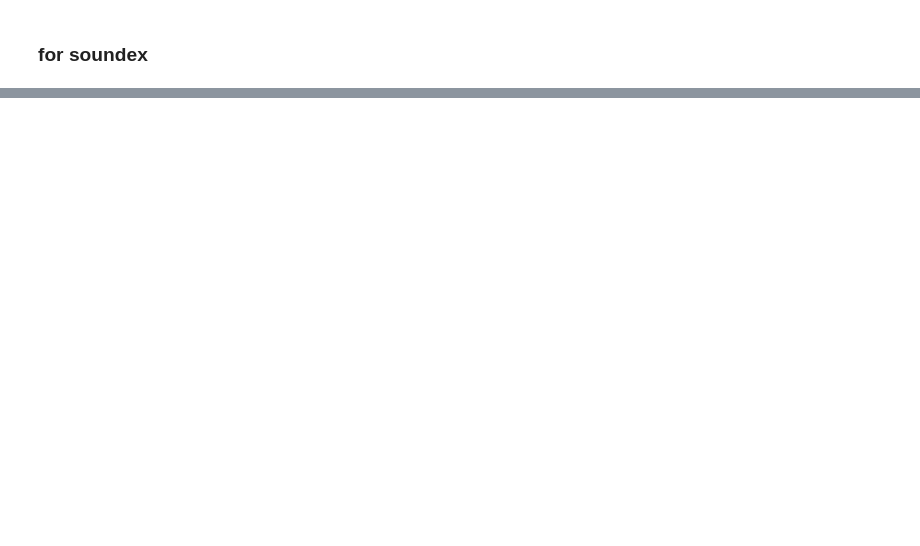
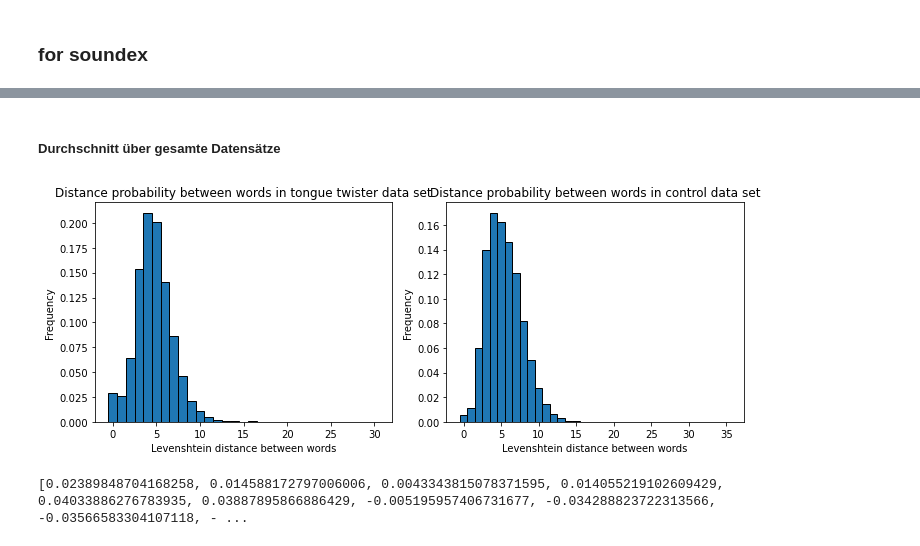
Before and after one commit to albertokoeselmunoz/tongue_twisters, a Jupyter notebook: distances.ipynb, the cells around one changed output, grey strips where cells are left out. Saved outputs shown, nothing was run; the diff lists cells and outputs as text; code cells hidden in the pictures; blank space fills up the shorter version.

```diff
--- a/distances.ipynb
+++ b/distances.ipynb
@@ -38,12 +39,12 @@ def remove_punctuation(input_string):
 # %%
 # calculates levenshtein dist between every two words in a string
 # args: input string, boolean of allowing transpositions
-def levenshtein_dist(tongue_twister, transp):
+def text_levenshtein_dist_matrix(tongue_twister, transp):
     words = remove_punctuation(tongue_twister).split(' ') # split tt into indiv words
     levenshtein_arr = np.zeros((len(words), len(words))) # initialise distance array
     for i in range(len(words)):
         for j in range(i+1, len(words)):
-            dist = edit_distance(words[i], words[j], substitution_cost=1, transpositions=transp) # Transposition True because of difficukty to distinguish both words
+            dist = edit_distance(words[i], words[j], substitution_cost=1, transpositions=transp) # Transposition True because of difficulty to distinguish both words
             levenshtein_arr[i, j] = dist
             levenshtein_arr[j, i] = dist
 
@@ -52,7 +53,7 @@ def levenshtein_dist(tongue_twister, transp):
 
 # calculates binary dist between every two words in a string
 # args: input string
-def binary_dist(tongue_twister):
+def text_binary_dist_matrix(tongue_twister):
     words = remove_punctuation(tongue_twister).split(' ') # split tt into indiv words
     binary_dist_arr = np.zeros((len(words), len(words))) # initialise distance array
     for i in range(len(words)):
@@ -158,0 +183,4 @@ print(soundex_levenshtein_dist(s1))
+# %%
+# Datensets einlesen
+sentence = pd.read_csv(r'sentence_dataset.csv',header= 0)
+tt = pd.read_csv(r'tt_dataset.csv', delimiter= ',', header= 0)
@@ -158,0 +317,46 @@ print(soundex_levenshtein_dist(s1))
+# %% [markdown]
+##### Durchschnitt über gesamte Datensätze
+# %%
+# Grafeken für welche Repräsentation? text [0], phoneme [1], soundex [2]
+r = 1
+
+t_sum_list = [tt_sum_hist, tt_sum_hist_phonemes, tt_sum_hist_soundex]
+s_sum_list = [sentence_sum_hist, sentence_sum_hist_phonemes, sentence_sum_hist_soundex]
+t_list = [tt_hist, tt_hist_phonemes, tt_hist_soundex]
+s_list = [sentence_hist, sentence_hist_phonemes, sentence_hist_soundex]
+# %%
+tt_bin_edges = np.arange(0, len(t_sum_list[r])+1)
+tt_hist_values = np.array(t_sum_list[r])
+
+sentence_bin_edges = np.arange(0, len(s_sum_list[r])+1)
+sentence_hist_values = np.array(s_sum_list[r])
+
+# Subploterstellung (1 Zeile, 2Spalten)
+fig, axs = plt.subplots(1, 2, figsize=(10, 4))
+
+# Histogramm für Zungenbrecher
+axs[0].bar(tt_bin_edges[:-1], tt_hist_values, width=np.diff(tt_bin_edges), edgecolor='black')
+axs[0].set_title('Distance probability between words in tongue twister data set')
+axs[0].set_xlabel('Levenshtein distance between words')
+axs[0].set_ylabel('Frequency')
+
+# Histogramm für Kontrolldatensatz
+axs[1].bar(sentence_bin_edges[:-1], sentence_hist_values, width=np.diff(sentence_bin_edges), edgecolor='black')
+axs[1].set_title('Distance probability between words in control data set')
+axs[1].set_xlabel('Levenshtein distance between words')
+axs[1].set_ylabel('Frequency')
+
+# Adjust layout for better spacing
+plt.tight_layout()
+
+# Show the plot
+plt.show()
+# %% [output]
+[figure, added]
+# %%
+diff_sum_hist = t_sum_list[r]
+for i in range(len(diff_sum_hist)):
+    diff_sum_hist[i] -= s_sum_list[r][i]
+print(diff_sum_hist)
+# %% [output]
+[0.02389848704168258, 0.014588172797006006, 0.0043343815078371595, 0.014055219102609429, 0.04033886276783935, 0.03887895866886429, -0.005195957406731677, -0.034288823722313566, -0.03566583304107118, - ...
```
Also changed, not shown: parts of 34 cells of this notebook.
